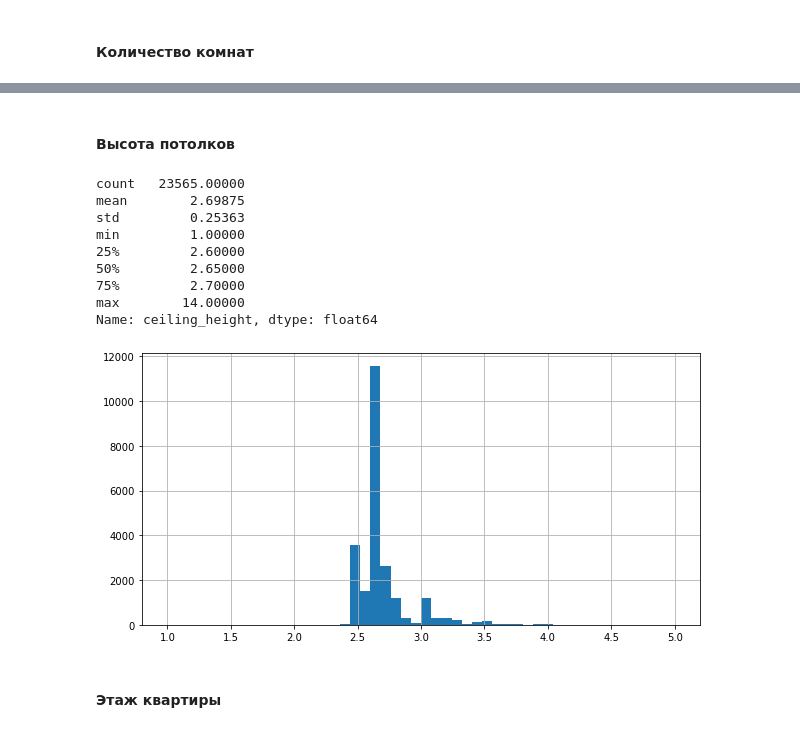
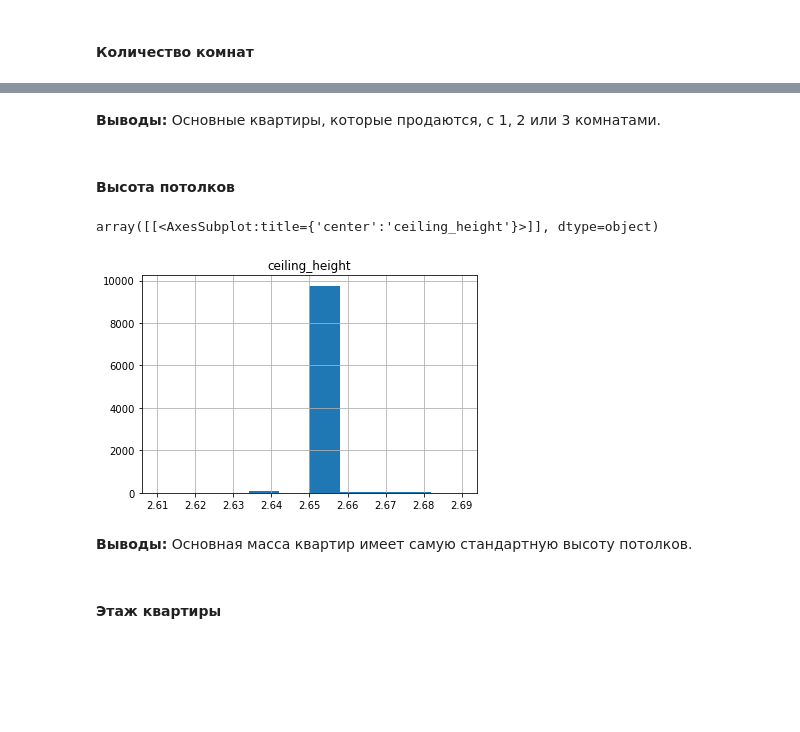
Before and after one commit to VSXV/Data-Science-Projects, a Jupyter notebook: 90289507-c16d-4627-b0ad-914b36f98d8a.ipynb, the cells around one changed output, grey strips where cells are left out. Saved outputs shown, nothing was run; the diff lists cells and outputs as text; code cells hidden in the pictures; blank space fills up the shorter version.

```diff
--- a/90289507-c16d-4627-b0ad-914b36f98d8a.ipynb
+++ b/90289507-c16d-4627-b0ad-914b36f98d8a.ipynb
@@ -359,21 +422,18 @@ max        19.00000
 Name: rooms, dtype: float64
 [figure]
+# %% [markdown]
+**Выводы:**
+Основные квартиры, которые продаются, с 1, 2 или 3 комнатами.
 # %% [markdown]
 #### Высота потолков
-# %%
-data['ceiling_height'].hist(bins=50, figsize=(10, 5), range=(1, 5))
-data['ceiling_height'].describe()
-# %% [output]
-count   23565.00000
-mean        2.69875
-std         0.25363
-min         1.00000
-25%         2.60000
-50%         2.65000
-75%         2.70000
-max        14.00000
-Name: ceiling_height, dtype: float64
-[figure, removed]
+# %%
+data.query('ceiling_height.quantile(0.25) < ceiling_height < ceiling_height.quantile(0.75)').hist('ceiling_height')
+# %% [output]
+array([[<AxesSubplot:title={'center':'ceiling_height'}>]], dtype=object)
+[figure, added]
+# %% [markdown]
+**Выводы:**
+Основная масса квартир имеет самую стандартную высоту потолков.
 # %% [markdown]
 #### Этаж квартиры
 # %%
```
Also changed, not shown: parts of 50 cells of this notebook.
